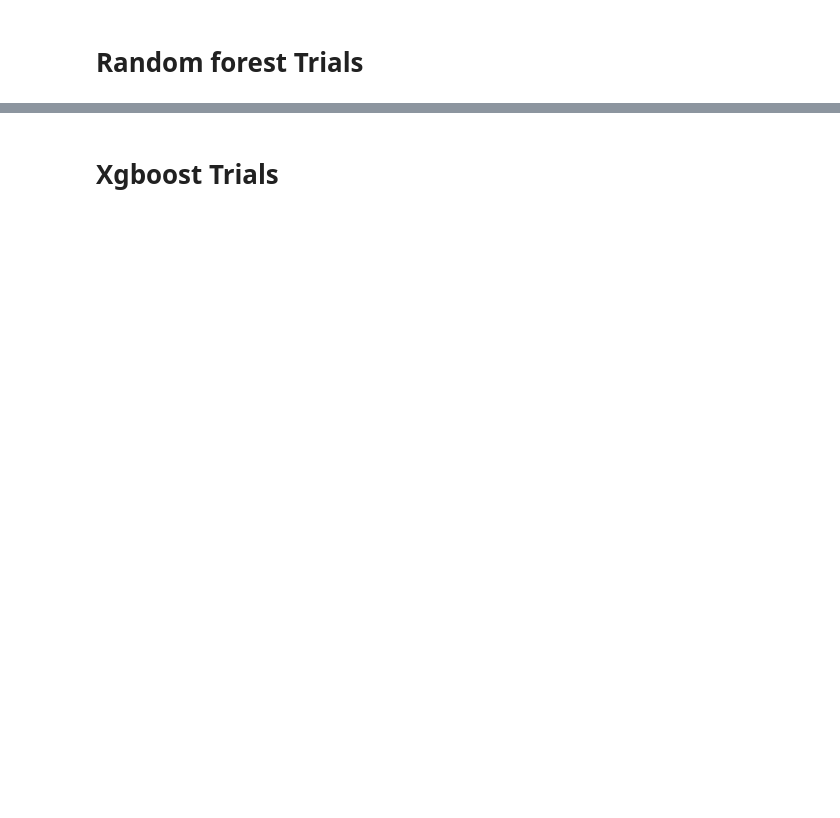
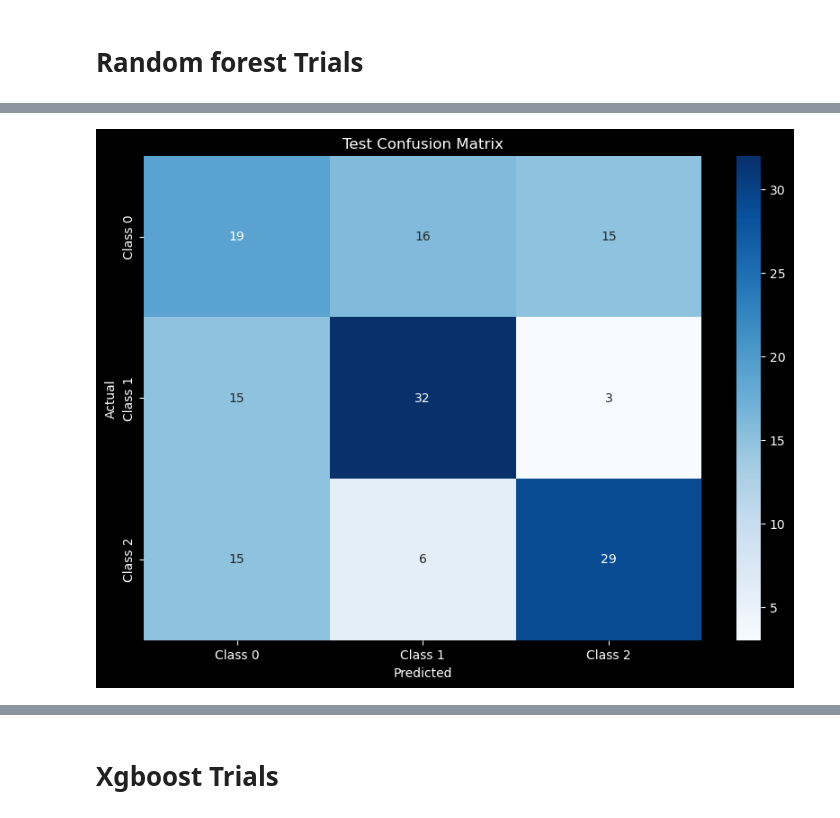
Before and after one commit to Abdulrahman-Mostafa10/Plant-Disease-Detection, a Jupyter notebook: Modelling_part.ipynb, the cells around one changed output, grey strips where cells are left out. Saved outputs shown, nothing was run; the diff lists cells and outputs as text; code cells hidden in the pictures; blank space fills up the shorter version.

```diff
--- a/Modelling_part.ipynb
+++ b/Modelling_part.ipynb
@@ -290,0 +501,12 @@ X_test_scaled head(2):    contrast  dissimilarity  homogeneity       asm    ener
+# %%
+cm = confusion_matrix(y_test_glcm_df, y_test_pred)
+
+# Plot confusion matrix
+plt.figure(figsize=(10, 7))
+sns.heatmap(cm, annot=True, fmt='d', cmap='Blues', xticklabels=['Class 0', 'Class 1','Class 2'], yticklabels=['Class 0', 'Class 1','Class 2'])
+plt.xlabel('Predicted')
+plt.ylabel('Actual')
+plt.title('Test Confusion Matrix')
+plt.show()
+# %% [output]
+[figure, added]
```
Also changed, not shown: parts of 30 cells of this notebook.
